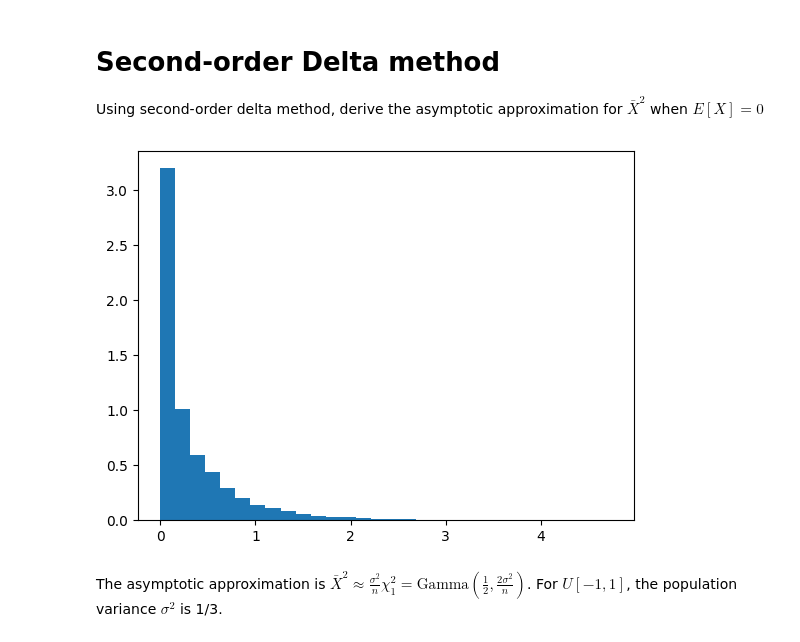
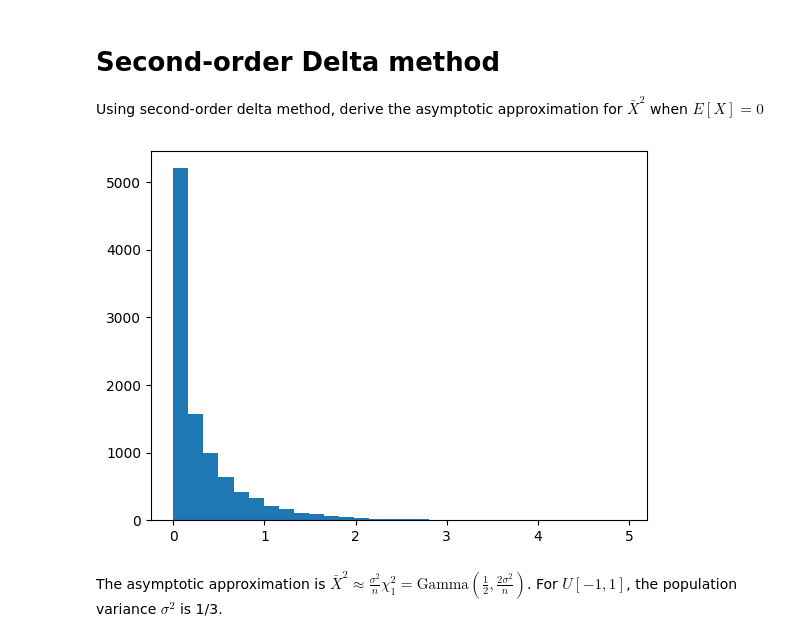
Before and after one commit to khaichiong/meco7312, a Jupyter notebook: L6_Asymptotics.ipynb, the cells around one changed output. Saved outputs shown, nothing was run; the diff lists cells and outputs as text; code cells hidden in the pictures.

```diff
--- a/L6_Asymptotics.ipynb
+++ b/L6_Asymptotics.ipynb
@@ -193,10 +211,10 @@ x = np.random.uniform(-1,1,(n,s))
 # %%
 #Calculate the statistic sample_mean^2 for each experiment
 sample_mean = np.mean(x,axis=0)
-plt.hist(n*sample_mean**2,bins=30,density=True)
+plt.hist(n*sample_mean**2,bins=30)
 plt.show()
 # %% [output]
-[figure, old version]
+[figure, new version]
 # %% [markdown]
 The asymptotic approximation is $\bar{X}^{2} \approx \frac{\sigma^{2}}{n}\chi^{2}_{1} = \text{Gamma}\left(\frac{1}{2},\frac{2\sigma^{2}}{n}\right)$. For $U[-1,1]$, the population variance $\sigma^{2}$ is 1/3.
 # %%
```
Also changed, not shown: parts of 17 cells of this notebook.
